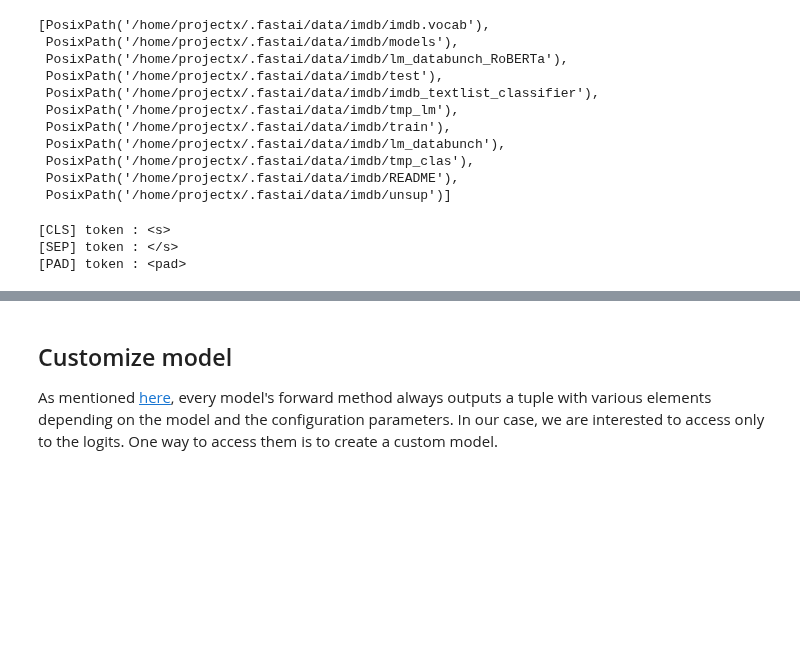
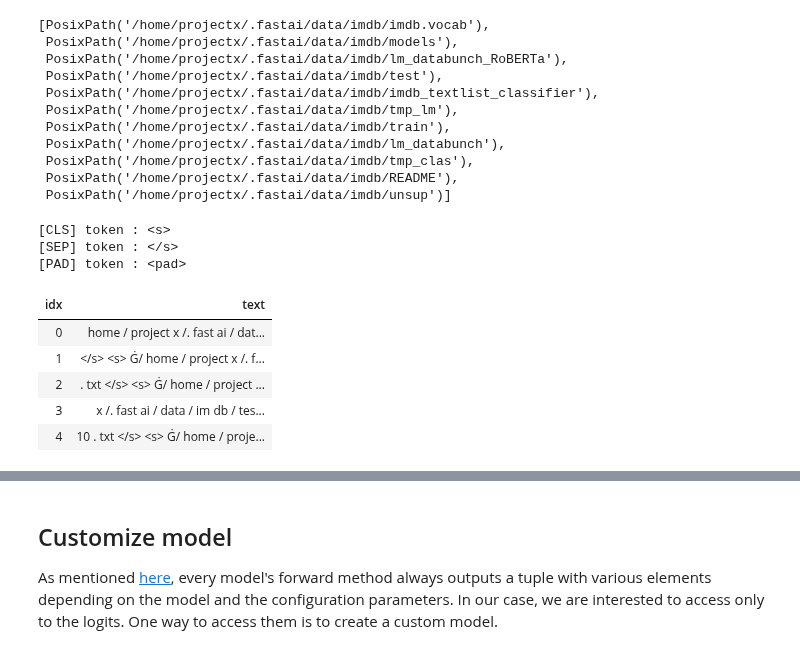
Before and after one commit to Sylar257/Transformers-in-NLP, a Jupyter notebook: Implement various Transformers with FastAI.ipynb, the cells around one changed output, grey strips where cells are left out. Saved outputs shown, nothing was run; the diff lists cells and outputs as text; code cells hidden in the pictures; blank space fills up the shorter version.

```diff
--- a/Implement various Transformers with FastAI.ipynb
+++ b/Implement various Transformers with FastAI.ipynb
@@ -349,12 +553,19 @@ data_lm = load_data(path, 'lm_databunch_RoBERTa', bs=bs)
 # %%
 # a sanity check for <s>; </s>; <pad>
 print('[CLS] token :', transformer_tokenizer.cls_token)
 print('[SEP] token :', transformer_tokenizer.sep_token)
 print('[PAD] token :', transformer_tokenizer.pad_token)
+data_lm.show_batch()
 # %% [output]
 [CLS] token : <s>
 [SEP] token : </s>
 [PAD] token : <pad>
+| idx | text |
+| 0 | home / project x /. fast ai / dat... |
+| 1 | </s> <s> Ġ/ home / project x /. f... |
+| 2 | . txt </s> <s> Ġ/ home / project ... |
+| 3 | x /. fast ai / data / im db / tes... |
+| 4 | 10 . txt </s> <s> Ġ/ home / proje... |
 # %%
 print('[CLS] id :', transformer_tokenizer.cls_token_id)
 print('[SEP] id :', transformer_tokenizer.sep_token_id)
```
Also changed, not shown: parts of 28 cells of this notebook.
